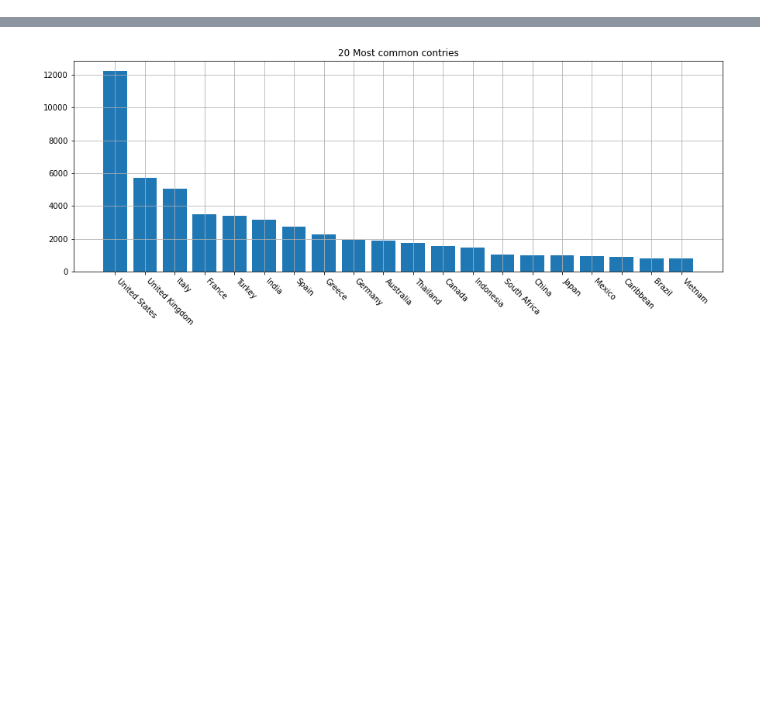
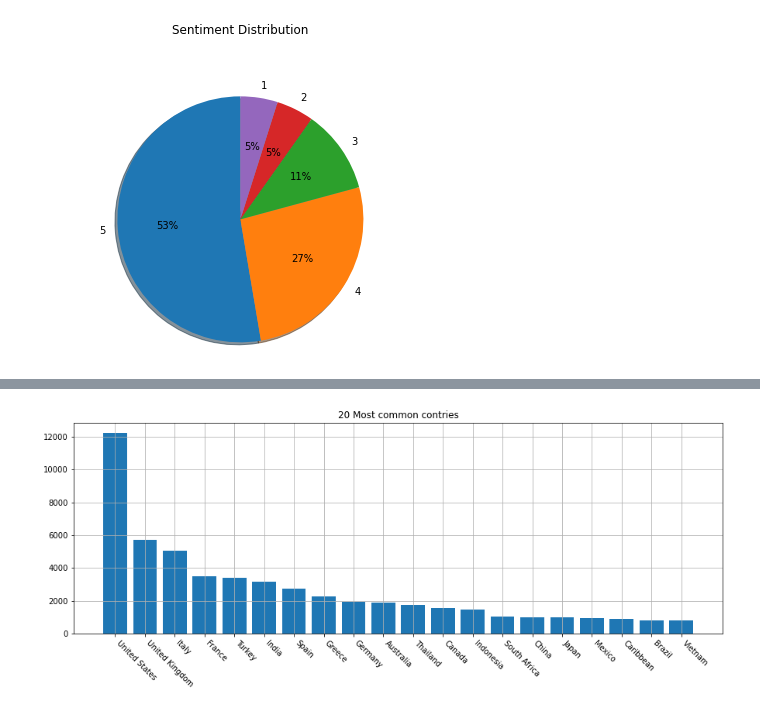
Before and after one commit to Ammar0ah/Itinerary-planning-system, a Jupyter notebook: data_scripts/dataAnalysis.ipynb, the cells around one changed output, grey strips where cells are left out. Saved outputs shown, nothing was run; the diff lists cells and outputs as text; code cells hidden in the pictures; blank space fills up the shorter version.

```diff
--- a/data_scripts/dataAnalysis.ipynb
+++ b/data_scripts/dataAnalysis.ipynb
@@ -4,0 +150,2 @@ from matplotlib import pyplot as plt
+# %%
+df.drop(df[df['users'] == '/undefined'].index, inplace=True)
@@ -4,0 +168,5 @@ from matplotlib import pyplot as plt
+# %%
+plot_pie(sizes=df['ratings'].value_counts(), labels=df['ratings'].value_counts().index,
+         title='Sentiment Distribution', floating_points=0)
+# %% [output]
+[figure, added]
```
Also changed, not shown: parts of 36 cells of this notebook, 11 other files.
